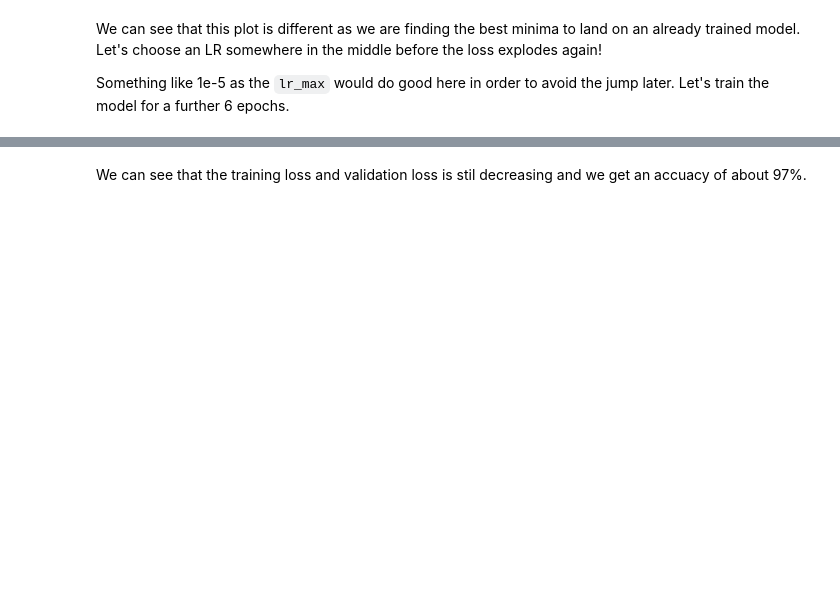
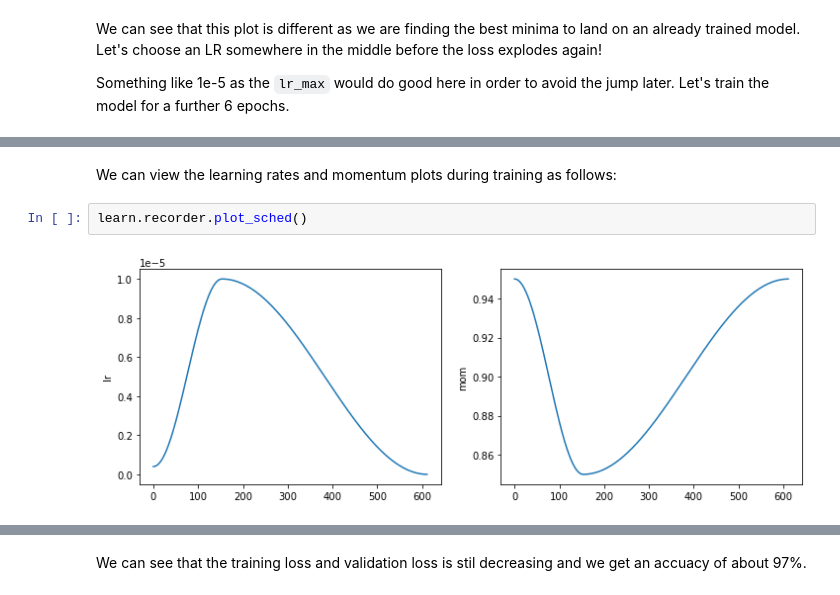
Before and after one commit to harish3110/my_fastai_notebooks, a Jupyter notebook: Vision/2020-03-30-Improving model.ipynb, the cells around one changed output, grey strips where cells are left out. Drawn from its saved outputs; the diff is of its cells as text; blank space fills up the shorter version.

```diff
--- a/Vision/2020-03-30-Improving model.ipynb
+++ b/Vision/2020-03-30-Improving model.ipynb
@@ -239,0 +339,6 @@ learn.fit_one_cycle(6, lr_max=1e-5)
+# %% [markdown]
+We can view the learning rates and momentum plots during training as follows:
+# %%
+learn.recorder.plot_sched()
+# %% [output]
+[figure, added]
```
Also changed, not shown: parts of 63 cells of this notebook, 1 other file.
